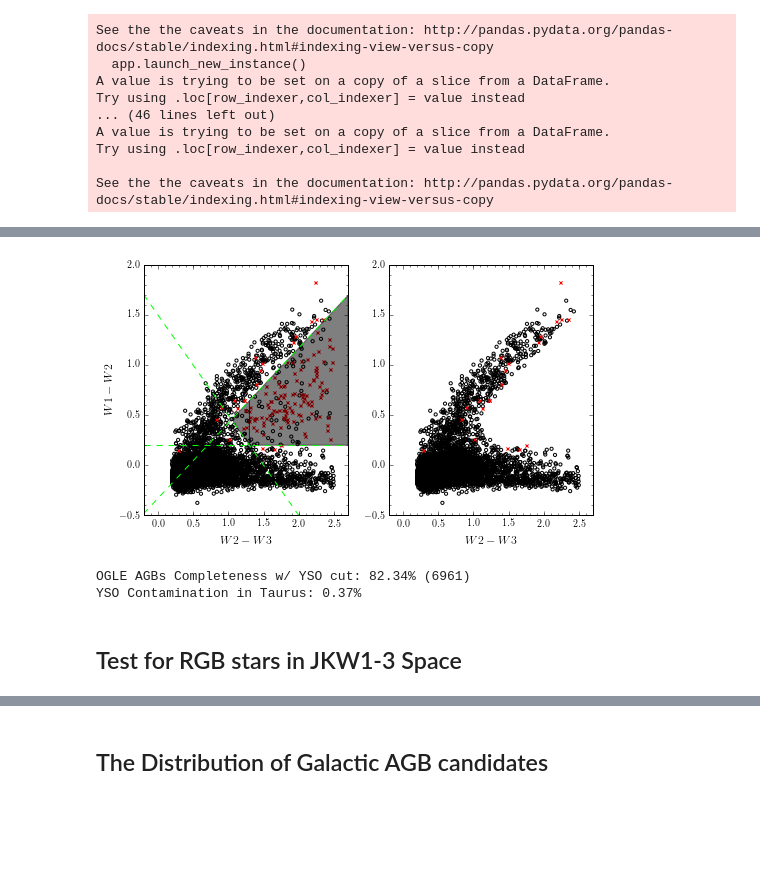
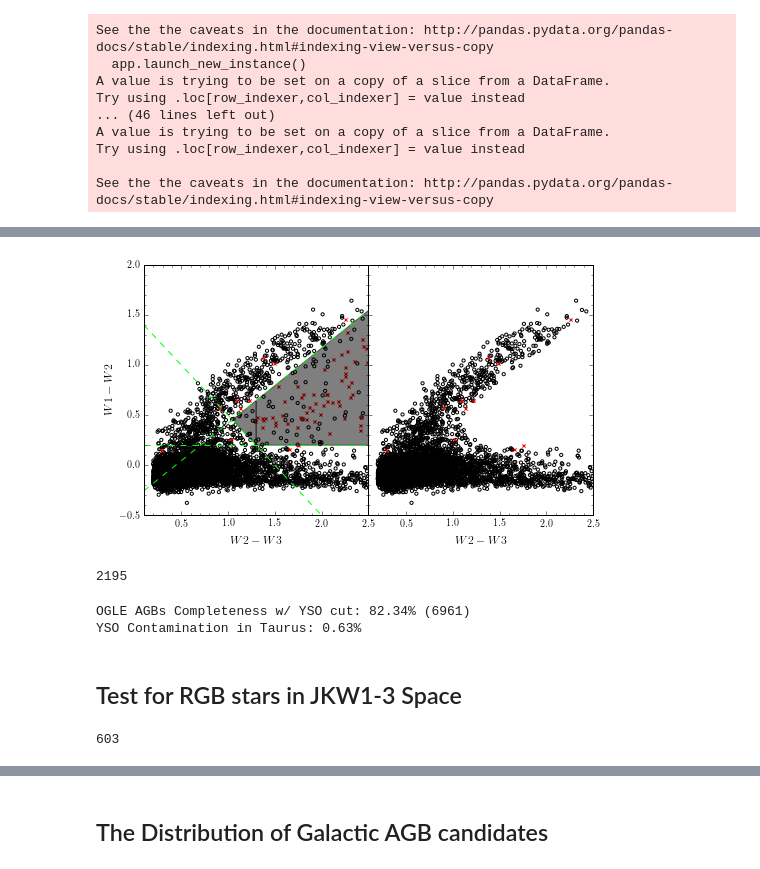
Before and after one commit to nhuntwalker/new_work_scripts, a Jupyter notebook: full_production.ipynb, the cells around one changed output, grey strips where cells are left out. Cells and saved outputs as stored; diff of their text form; code cells hidden in the pictures; blank space fills up the shorter version.

```diff
--- a/full_production.ipynb
+++ b/full_production.ipynb
@@ -90,12 +90,12 @@ def two_cell_comparison(df1, df2, xcol, ycol,
                         hzline = 0.2, slant=[(0.75, -0.33), (-1.,1.5)],
                         meet=1.3, outfile=None):
 
-    adjust={"left": 0.09, "right":0.87, "top":0.97, "bottom":0.1, "hspace":0.35, "wspace":0.2}
+    adjust={"left": 0.09, "right":0.87, "top":0.97, "bottom":0.1, "hspace":0.35, "wspace":0}
     fig = plt.figure(figsize=(8,4))
     fig.subplots_adjust(left=adjust["left"], right=adjust["right"], top=adjust["top"], bottom=adjust["bottom"], hspace=adjust["hspace"], wspace=adjust["wspace"])
 
-    df1 = agb_cuts(df1)
-    df2 = agb_cuts(df2)
+    df1 = agb_cuts(photo_cuts(df1))
+    df2 = agb_cuts(photo_cuts(df2))
 
     ax1 = fig.add_subplot(121)
 
@@ -129,6 +129,7 @@ def two_cell_comparison(df1, df2, xcol, ycol,
     ax.set_xlabel(xlabel)
     ax.set_xlim(xlim[0], xlim[1])
     ax.set_ylim(ylim[0], ylim[1])
+    ax.set_yticklabels([])
     ax.minorticks_on()
 
     if outfile:
@@ -1553,19 +1589,27 @@ plt.show()
 # %%
 two_cell_comparison(ogle_wise_df, ysos_taurus, "col23", "col12",
-                    "$W2-W3$", "$W1-W2$")
+                    "$W2-W3$", "$W1-W2$", xlim=[0.1, 2.5], outfile="../figures/remove_ysos.pdf")
 # %% [output]
-[figure, old version]
+[figure, new version]
+# %%
+print len(agb_cuts(photo_cuts(taurus_field)))
+# %% [output]
+2195
 # %%
-N_ogle = len(ogle_wise_df)
-N_ogle_cut = len(remove_ysos(agb_cuts(ogle_wise_df)))
+N_ogle = len(photo_cuts(ogle_wise_df))
+N_ogle_cut = len(remove_ysos(agb_cuts(photo_cuts(ogle_wise_df))))
 
-N_taurus = len(remove_ysos(agb_cuts(taurus_field)))
-N_ysos = len(remove_ysos(agb_cuts(ysos_taurus)))
+N_taurus = len(remove_ysos(agb_cuts(photo_cuts(taurus_field))))
+N_ysos = len(remove_ysos(agb_cuts(photo_cuts(ysos_taurus))))
 
 print "OGLE AGBs Completeness w/ YSO cut: %.2f%% (%g)" % ((N_ogle_cut * 1.0/N_ogle * 100), N_ogle_cut)
 print "YSO Contamination in Taurus: %.2f%%" % (N_ysos * 1.0/(N_ysos + N_taurus)*100)
 # %% [output]
 OGLE AGBs Completeness w/ YSO cut: 82.34% (6961)
-YSO Contamination in Taurus: 0.37%
+YSO Contamination in Taurus: 0.63%
 # %% [markdown]
 ## Test for RGB stars in JKW1-3 Space
+# %%
+print len(remove_ysos(agb_cuts(rgbs_df)))
+# %% [output]
+603
```
Also changed, not shown: parts of 39 cells of this notebook.
